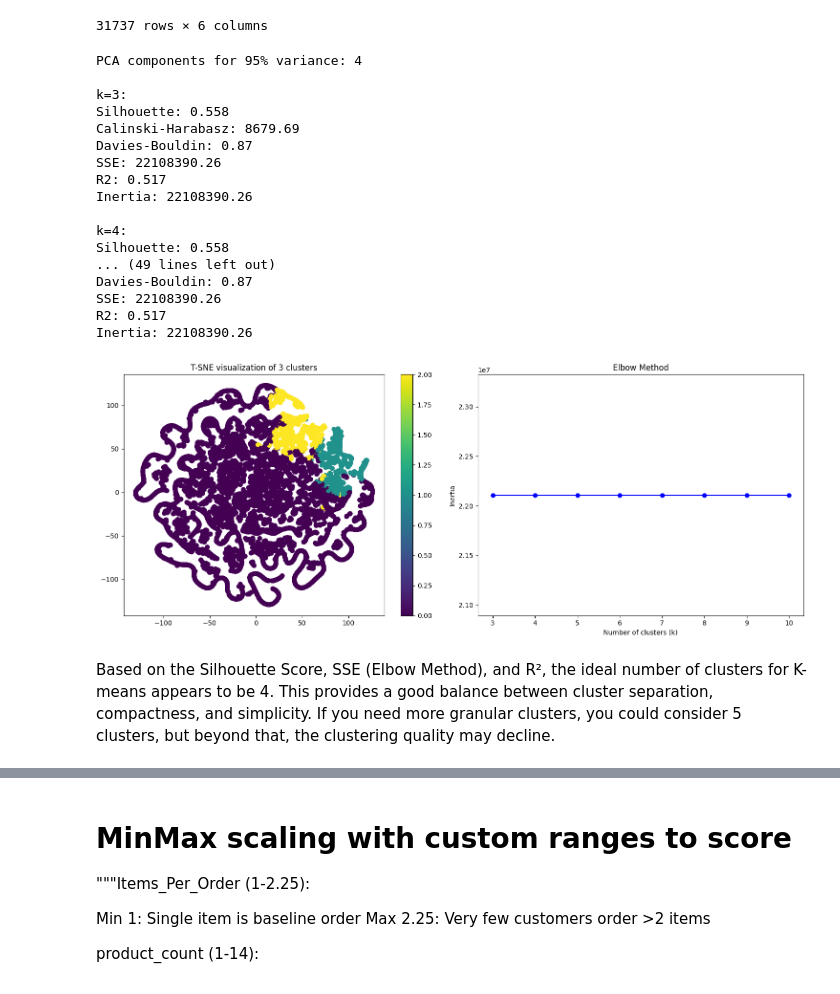
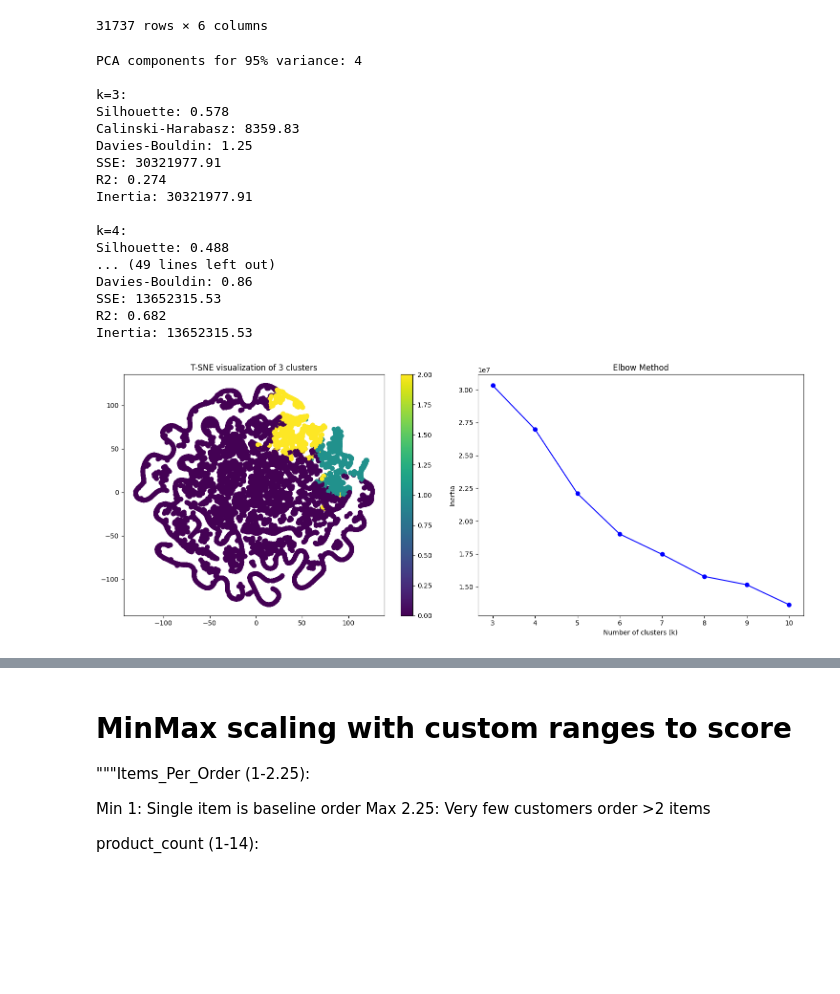
Before and after one commit to diogoruivo47/Data-Mining, a Jupyter notebook: cleaning_and_partitioning(more).ipynb, the cells around one changed output, grey strips where cells are left out. Saved outputs shown, nothing was run; the diff lists cells and outputs as text; code cells hidden in the pictures; blank space fills up the shorter version.

```diff
--- a/cleaning_and_partitioning(more).ipynb
+++ b/cleaning_and_partitioning(more).ipynb
@@ -250,7 +250,7 @@ print(f"PCA components for 95% variance: {X_pca.shape[1]}")
 # Clustering metrics
 metrics = []
 for k in range(3, 11):
-    kmeans = KMeans(n_clusters=5, init='k-means++', random_state=42)
+    kmeans = KMeans(n_clusters=k, init='k-means++', random_state=42)
     labels = kmeans.fit_predict(X_pca)
 
     # Calculate SSE
@@ -283,44 +283,42 @@ for m in metrics:
 best_k = max(metrics, key=lambda x: x['silhouette'])['k']
 kmeans_final = KMeans(n_clusters=best_k, init='k-means++', random_state=42)
 labels = kmeans_final.fit_predict(X_pca)
 
 tsne = TSNE(random_state=42)
 embedding = tsne.fit_transform(X_pca)
 
 # Plotting
 fig, (ax1, ax2) = plt.subplots(1, 2, figsize=(15, 6))
 
 # T-SNE plot
 scatter = ax1.scatter(embedding[:, 0], embedding[:, 1], c=labels, cmap='viridis')
 ax1.set_title(f'T-SNE visualization of {best_k} clusters')
 plt.colorbar(scatter, ax=ax1)
 
 # Elbow plot
 ax2.plot(range(3, 11), [m['inertia'] for m in metrics], 'bo-')
 ax2.set_xlabel('Number of clusters (k)')
 ax2.set_ylabel('Inertia')
 ax2.set_title('Elbow Method')
 
 plt.tight_layout()
 plt.show()
 # %% [output]
 PCA components for 95% variance: 4
 
 k=3:
-Silhouette: 0.558
-Calinski-Harabasz: 8679.69
-Davies-Bouldin: 0.87
-SSE: 22108390.26
-R2: 0.517
-Inertia: 22108390.26
+Silhouette: 0.578
+Calinski-Harabasz: 8359.83
+Davies-Bouldin: 1.25
+SSE: 30321977.91
+R2: 0.274
+Inertia: 30321977.91
 
 k=4:
-Silhouette: 0.558
+Silhouette: 0.488
 ... (49 lines left out)
-Davies-Bouldin: 0.87
-SSE: 22108390.26
-R2: 0.517
-Inertia: 22108390.26
+Davies-Bouldin: 0.86
+SSE: 13652315.53
+R2: 0.682
+Inertia: 13652315.53
-[figure, old version]
+[figure, new version]
-# %% [markdown]
-Based on the Silhouette Score, SSE (Elbow Method), and R², the ideal number of clusters for K-means appears to be 4. This provides a good balance between cluster separation, compactness, and simplicity. If you need more granular clusters, you could consider 5 clusters, but beyond that, the clustering quality may decline.
```
Also changed, not shown: parts of 5 cells of this notebook.
